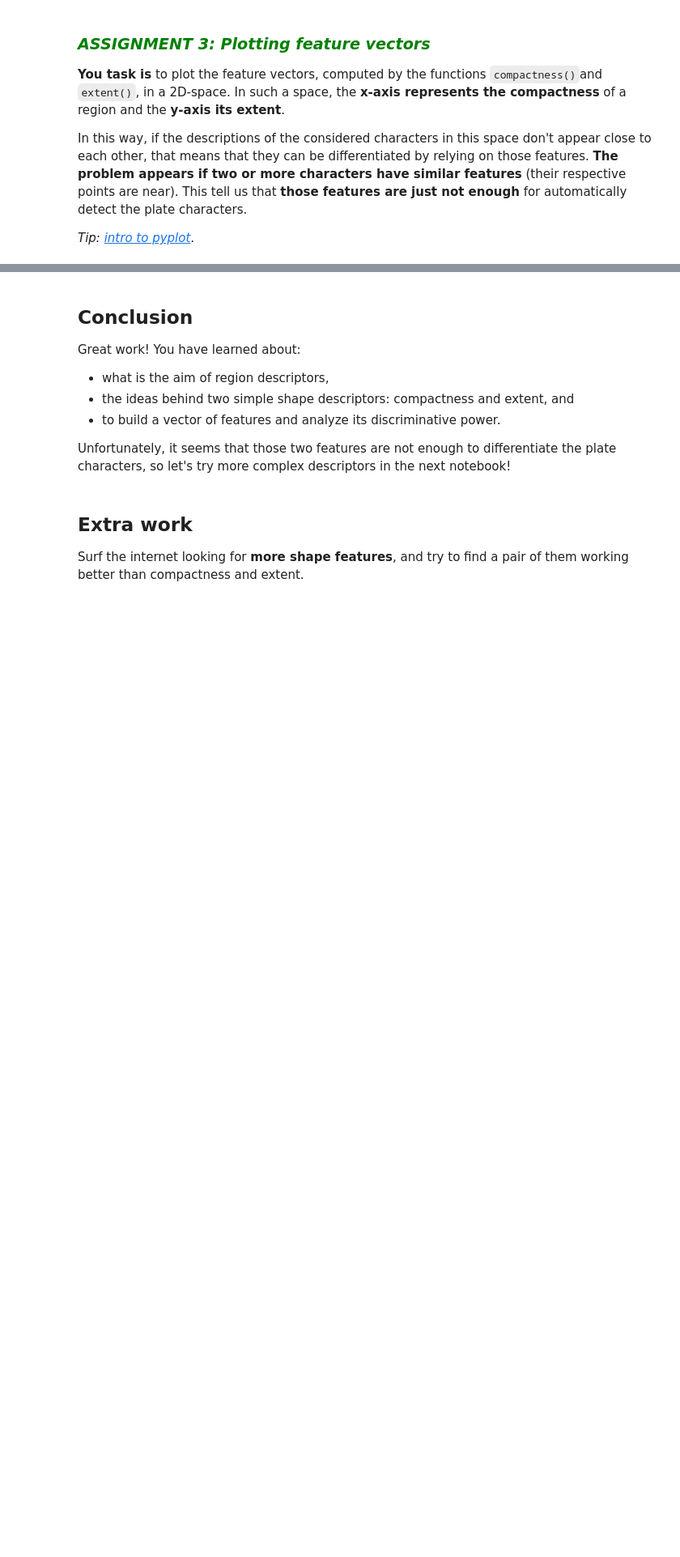
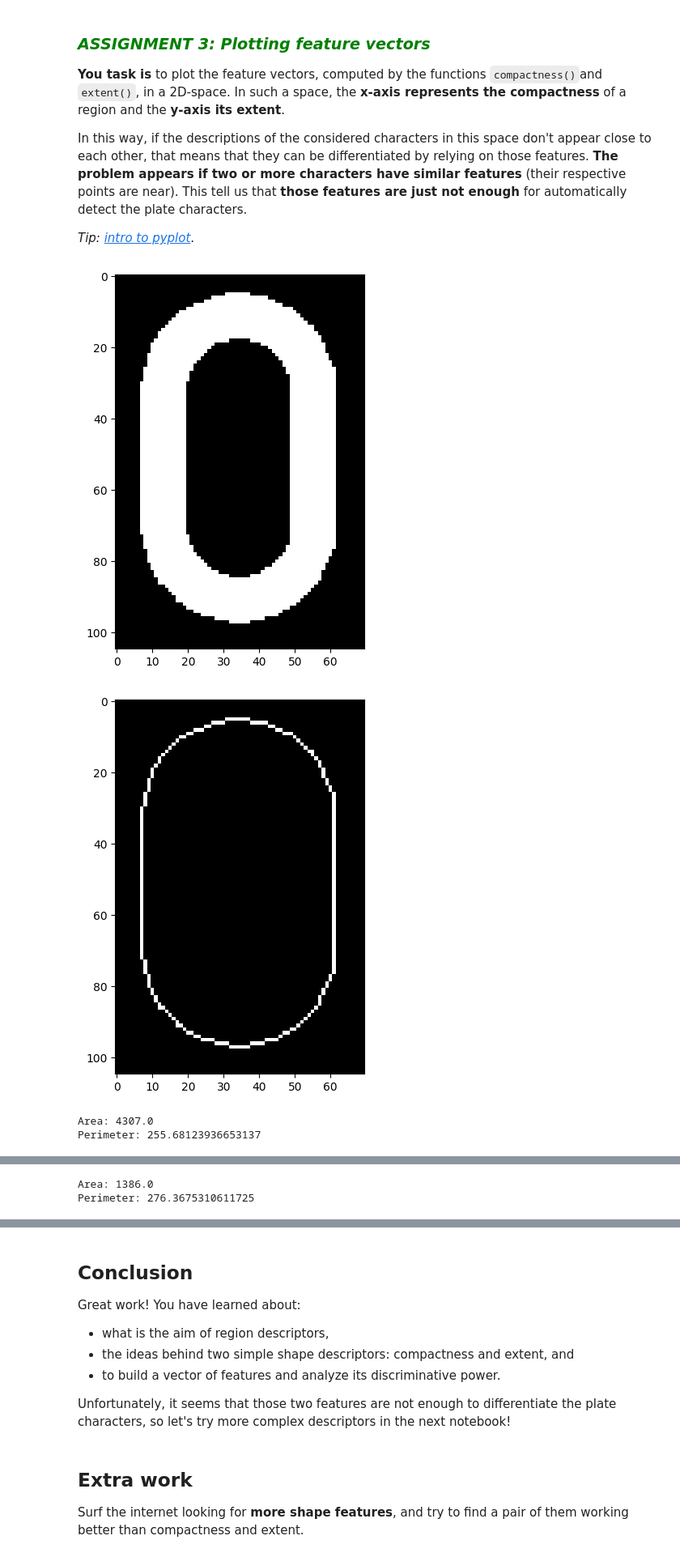
Before and after one commit to angelfdezcivila/uma_cv_2023, a Jupyter notebook: Chapter 06. Region Description/6.1 Shape descriptors.ipynb, the cells around one changed output, grey strips where cells are left out. Shown at 81% size. Cells and saved outputs as stored; diff of their text form; code cells hidden in the pictures; blank space fills up the shorter version.

```diff
--- a/Chapter 06. Region Description/6.1 Shape descriptors.ipynb
+++ b/Chapter 06. Region Description/6.1 Shape descriptors.ipynb
@@ -112,7 +114,7 @@ def compactness(region):
     plt.imshow(region,cmap='gray')
     plt.show()
     # Get external contour
-    contours,_ = cv2.findContours(None, None ,None)
+    contours,_ = cv2.findContours(region, cv2.RETR_EXTERNAL, cv2.CHAIN_APPROX_NONE)
     cnt = contours[0]
 
     img_contours = np.zeros(region.shape)
@@ -122,16 +124,16 @@ def compactness(region):
     plt.show()
 
     # Calcule area
-    area = cv2.contourArea(None)
+    area = cv2.contourArea(cnt)
 
     # Calcule perimeter
-    perimeter = cv2.arcLength(None,True)
+    perimeter = cv2.arcLength(cnt,True)
 
     print("Area:",area)
     print("Perimeter:", perimeter)
 
     # Calcule compactness
-    compactness = None/(None)
+    compactness = area/(perimeter**2)
 
     return compactness
 # %% [markdown]
@@ -201,20 +224,20 @@ def extent(region):
     """
 
     # Get external contour
-    contours,_ = cv2.findContours(None,cv2.RETR_CCOMP,cv2.CHAIN_APPROX_SIMPLE)
+    contours,_ = cv2.findContours(region,cv2.RETR_CCOMP,cv2.CHAIN_APPROX_SIMPLE)
     cnt = contours[0]
 
     # Calcule area
-    area = cv2.contourArea(None)
+    area = cv2.contourArea(cnt)
 
     # Get bounding rectangle
-    _,_,w,h = cv2.boundingRect(None)
+    _,_,w,h = cv2.boundingRect(cnt)
 
     # Calcule bounding rectangle area
-    rect_area = None*None
+    rect_area = w*h
 
     # Calcule extent
-    extent = float(None)/None
+    extent = float(area)/rect_area
 
     return extent
 # %% [markdown]
@@ -267,31 +295,36 @@ In this way, if the descriptions of the considered characters in this space don'
 # %%
 # Assignment 3
 matplotlib.rcParams['figure.figsize'] = (6.0, 6.0)
 
 # Read the images
 zero = cv2.imread(images_path + 'region_0.png',0)
 J = cv2.imread(images_path + 'region_J.png',0)
 B = cv2.imread(images_path + 'region_B.png',0)
 six = cv2.imread(images_path + 'region_6.png',0)
 
 # Build the feature vectors
-x_zero = np.array([compactness(None), extent(None)])
-x_J = np.array([compactness(None), extent(None)])
-x_B = np.array([compactness(None), extent(None)])
-x_six = np.array([compactness(None), extent(None)])
+x_zero = np.array([compactness(zero), extent(zero)])
+x_J = np.array([compactness(J), extent(J)])
+x_B = np.array([compactness(B), extent(B)])
+x_six = np.array([compactness(six), extent(six)])
 
 # Define the scatter plot
 fig, ax = plt.subplots()
 plt.axis([0, 1/(4*np.pi), 0, 1])
 plt.xlabel("Compactness")
 plt.ylabel("Extent")
 
 # Plot the points
 plt.plot(x_zero[0], x_zero[1], 'go')
 plt.text(x_zero[0]+0.005,  x_zero[1]+0.05, '0', bbox={'facecolor': 'green', 'alpha': 0.5, 'pad': 10})
 plt.plot(x_J[0], x_J[1], 'ro')
 plt.text(x_J[0]+0.005,  x_J[1]+0.05, 'J', bbox={'facecolor': 'red', 'alpha': 0.5, 'pad': 10})
 plt.plot(x_B[0], x_B[1], 'mo')
 plt.text(x_B[0]+0.005,  x_B[1]+0.05, 'B', bbox={'facecolor': 'magenta', 'alpha': 0.5, 'pad': 10})
 plt.plot(x_six[0], x_six[1], 'bo')
 plt.text(x_six[0]+0.005,  x_six[1]+0.05, '6', bbox={'facecolor': 'blue', 'alpha': 0.5, 'pad': 10})
+# %% [output]
+[figure, added]
+[figure, added]
+Area: 4307.0
+Perimeter: 255.68123936653137
@@ -297,0 +333,2 @@ plt.text(x_six[0]+0.005,  x_six[1]+0.05, '6', bbox={'facecolor': 'blue', 'alpha'
+Area: 1386.0
+Perimeter: 276.3675310611725
```
Also changed, not shown: parts of 7 cells of this notebook, 1 other file.
